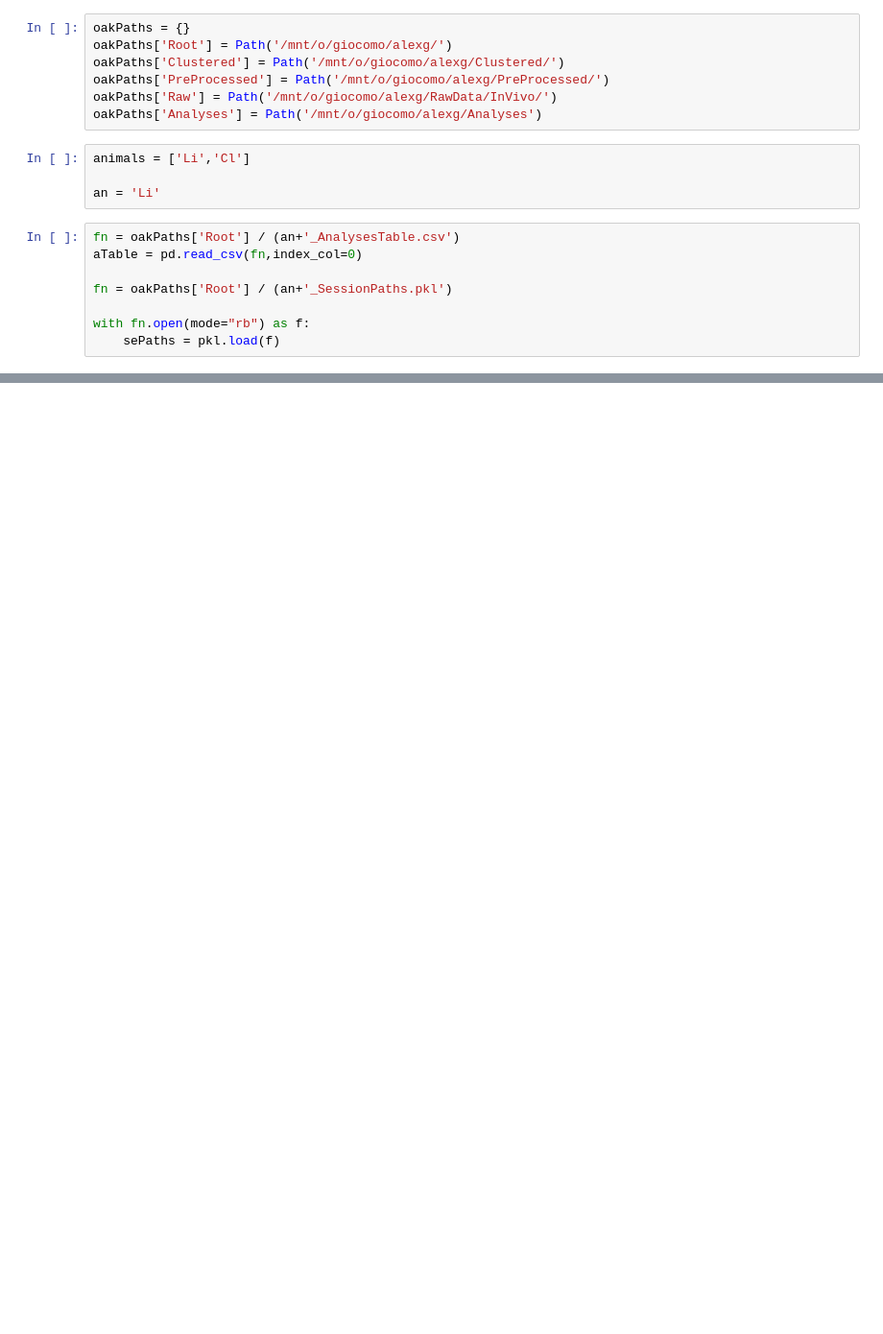
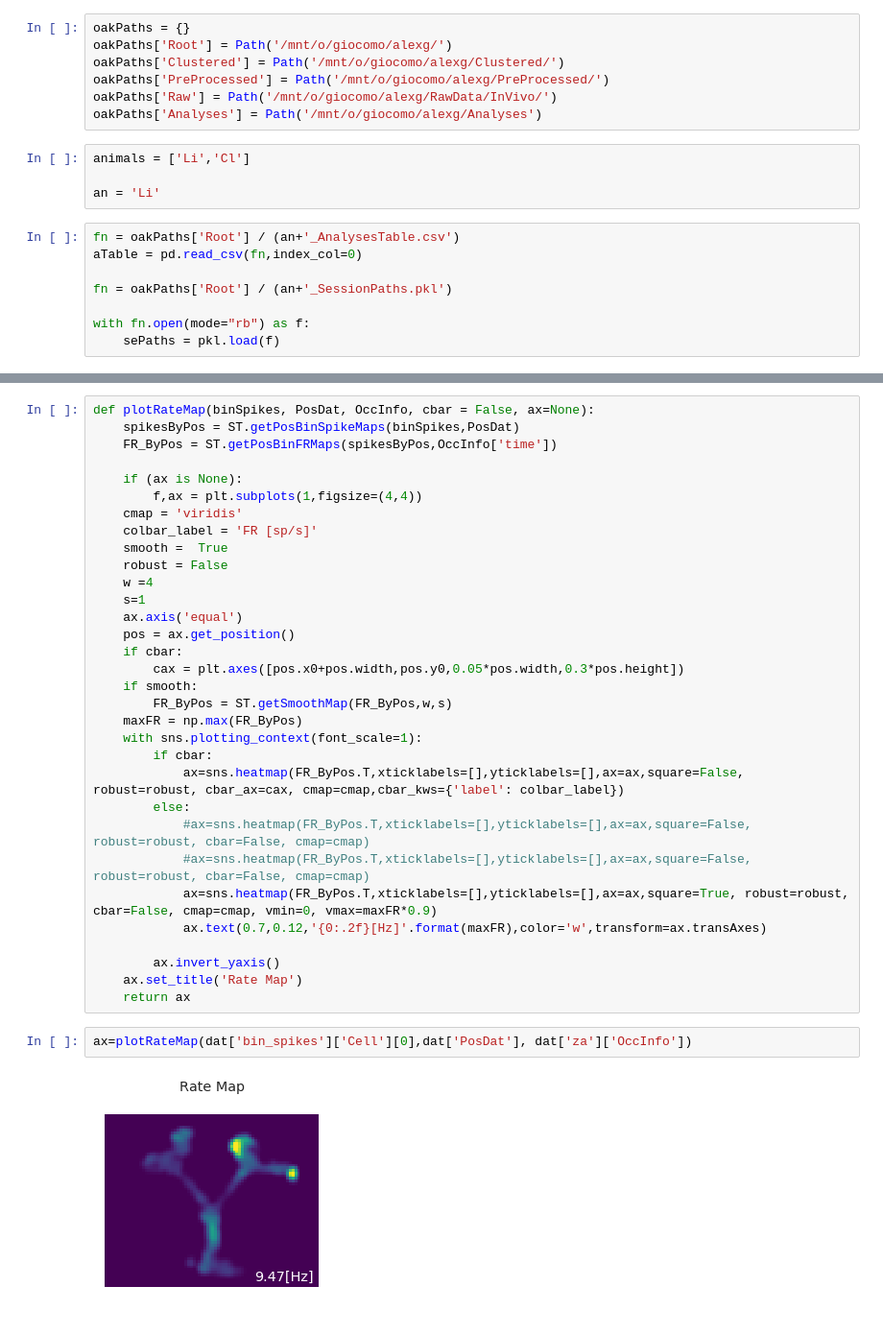
Before and after one commit to alexgonzl/TreeMazeAnalyses, a Jupyter notebook: Notebooks/singleCellPlots.ipynb, the cells around one changed output, grey strips where cells are left out. Shown: that part at 96% size. Cells and saved outputs as stored; diff of their text form; blank space fills up the shorter version.

```diff
--- a/Notebooks/singleCellPlots.ipynb
+++ b/Notebooks/singleCellPlots.ipynb
@@ -467,0 +161,36 @@ NotFittedError: This PCA instance is not fitted yet. Call 'fit' with appropriate
+# %%
+def plotRateMap(binSpikes, PosDat, OccInfo, cbar = False, ax=None):
+    spikesByPos = ST.getPosBinSpikeMaps(binSpikes,PosDat)
+    FR_ByPos = ST.getPosBinFRMaps(spikesByPos,OccInfo['time'])
+
+    if (ax is None):
+        f,ax = plt.subplots(1,figsize=(4,4))
+    cmap = 'viridis'
+    colbar_label = 'FR [sp/s]'
+    smooth =  True
+    robust = False
+    w =4
+    s=1
+    ax.axis('equal')
+    pos = ax.get_position()
+    if cbar:
+        cax = plt.axes([pos.x0+pos.width,pos.y0,0.05*pos.width,0.3*pos.height])
+    if smooth:
+        FR_ByPos = ST.getSmoothMap(FR_ByPos,w,s)
+    maxFR = np.max(FR_ByPos)
+    with sns.plotting_context(font_scale=1):
+        if cbar:
+            ax=sns.heatmap(FR_ByPos.T,xticklabels=[],yticklabels=[],ax=ax,square=False, robust=robust, cbar_ax=cax, cmap=cmap,cbar_kws={'label': colbar_label})
+        else:
+            #ax=sns.heatmap(FR_ByPos.T,xticklabels=[],yticklabels=[],ax=ax,square=False, robust=robust, cbar=False, cmap=cmap)
+            #ax=sns.heatmap(FR_ByPos.T,xticklabels=[],yticklabels=[],ax=ax,square=False, robust=robust, cbar=False, cmap=cmap)
+            ax=sns.heatmap(FR_ByPos.T,xticklabels=[],yticklabels=[],ax=ax,square=True, robust=robust, cbar=False, cmap=cmap, vmin=0, vmax=maxFR*0.9)
+            ax.text(0.7,0.12,'{0:.2f}[Hz]'.format(maxFR),color='w',transform=ax.transAxes)
+
+        ax.invert_yaxis()
+    ax.set_title('Rate Map')
+    return ax
+# %%
+ax=plotRateMap(dat['bin_spikes']['Cell'][0],dat['PosDat'], dat['za']['OccInfo'])
+# %% [output]
+[figure, added]
```
Also changed, not shown: parts of 66 cells of this notebook, 11 other files.
